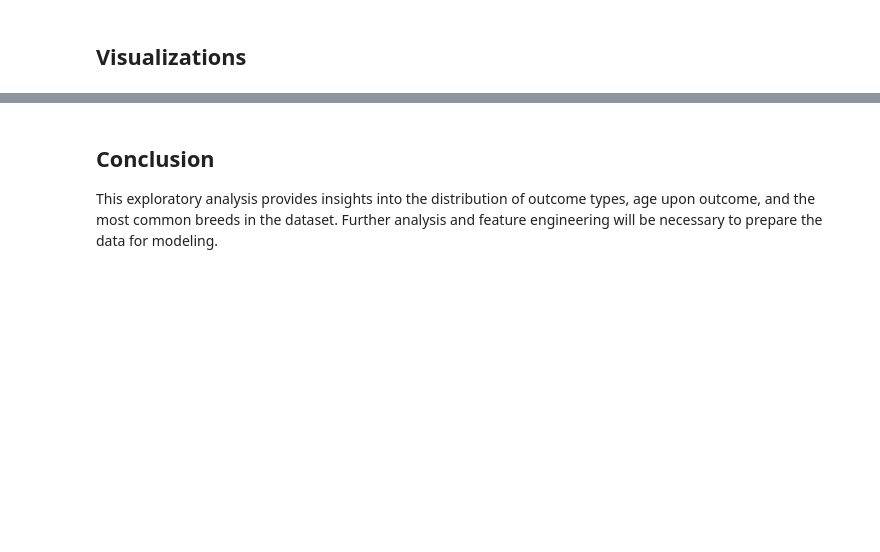
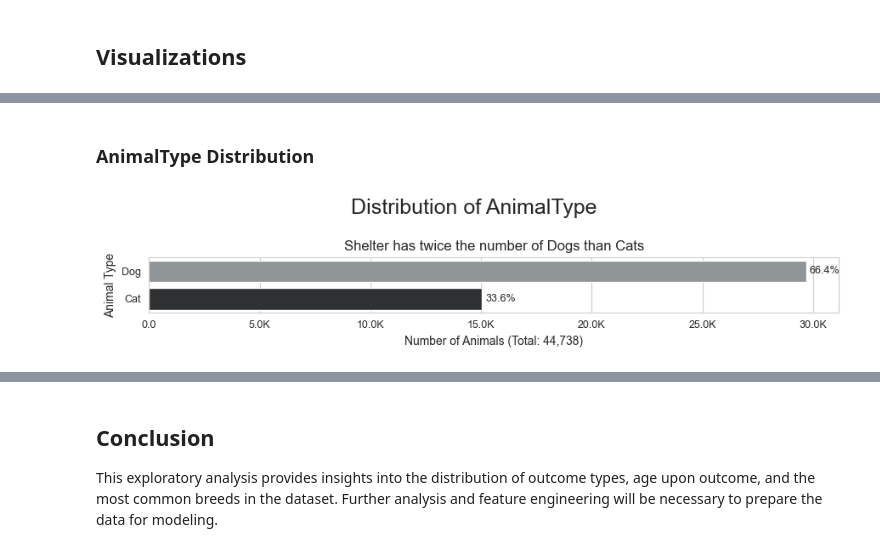
Before and after one commit to sandeepsanyal/Shelter-Animal-Outcomes, a Jupyter notebook: notebooks/exploratory_analysis.ipynb, the cells around one changed output, grey strips where cells are left out. Saved outputs shown, nothing was run; the diff lists cells and outputs as text; code cells hidden in the pictures; blank space fills up the shorter version.

```diff
--- a/notebooks/exploratory_analysis.ipynb
+++ b/notebooks/exploratory_analysis.ipynb
@@ -97,0 +91,47 @@ KeyError: 'Breed'
+# %% [markdown]
+### AnimalType Distribution
+# %%
+# Define the order and colors for AnimalType
+order = ["Dog", "Cat"]
+colors = ["#8E9498", "#2D3033"]
+# Count the occurrences of each AnimalType
+animal_counts = processed_df['AnimalType'].value_counts().reindex(order, fill_value=0)
+# Calculate the total number of animals
+total_animals = animal_counts.sum()
+# Calculate the percentage of each AnimalType
+percentages = (animal_counts / total_animals) * 100
+# Create a custom palette dictionary
+custom_palette = dict(zip(order, colors))
+# Create a DataFrame from the counts for plotting
+plot_df = pd.DataFrame({
+    'AnimalType': animal_counts.index,
+    'Count': animal_counts.values
+})
+# Create the horizontal bar chart using the pre-calculated data
+plt.figure(figsize=(9, 2))
+ax = sns.barplot(
+    x='Count',
+    y='AnimalType',
+    data=plot_df,
+    palette=custom_palette,
+    hue='AnimalType',  # Assigning 'AnimalType' to hue
+    legend=False       # Setting legend to False as we don't need it
+)
+# Set the main title and subtitle
+plt.suptitle('Distribution of AnimalType', fontsize=18)
+plt.title('Shelter has twice the number of Dogs than Cats', fontsize=12)
+# Set the labels
+plt.xlabel('Number of Animals (Total: {:,})'.format(total_animals), fontsize=10)
+plt.ylabel('Animal Type', fontsize=10)
+# Format axis ticks
+plt.tick_params(axis='x', labelsize=9)  # Size for x-axis ticks
+plt.tick_params(axis='y', labelsize=9)  # Size for y-axis ticks
+ax.xaxis.set_major_formatter(plt.FuncFormatter(utils.format_y_tick))  # Custom formatter for y-axis ticks
+# Add percentage labels on the right side of each bar
+for i, count in enumerate(animal_counts.values):
+    ax.text(count + 0.005 * max(animal_counts), i, f'{percentages.iloc[i]:.1f}%', ha='left', va='center', fontsize=9)
+# Show the plot
+plt.tight_layout(rect=[0, 0.03, 1, 1])
+plt.show()
+# %% [output]
+[figure, added]
```
Also changed, not shown: parts of 10 cells of this notebook, 3 other files.
